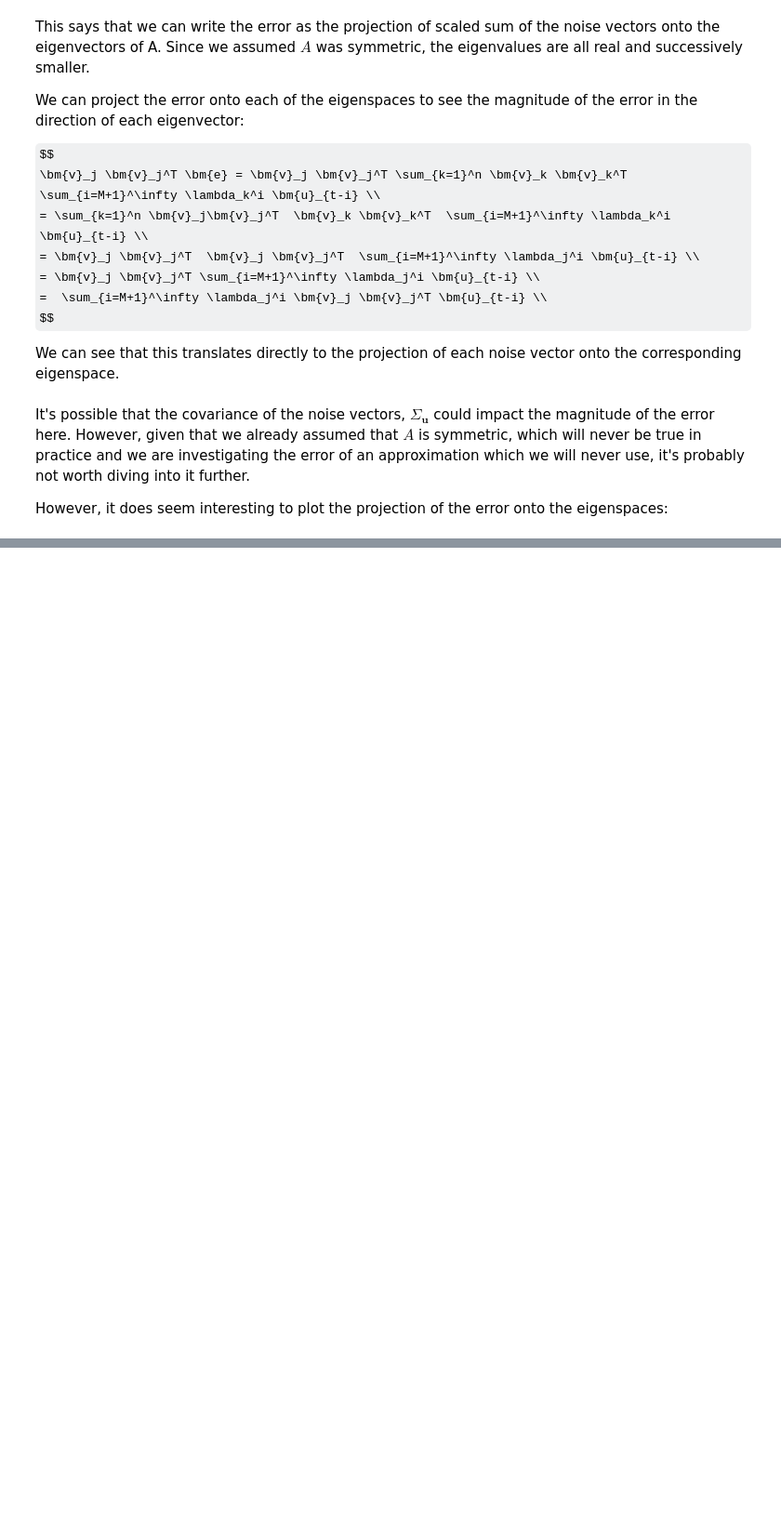
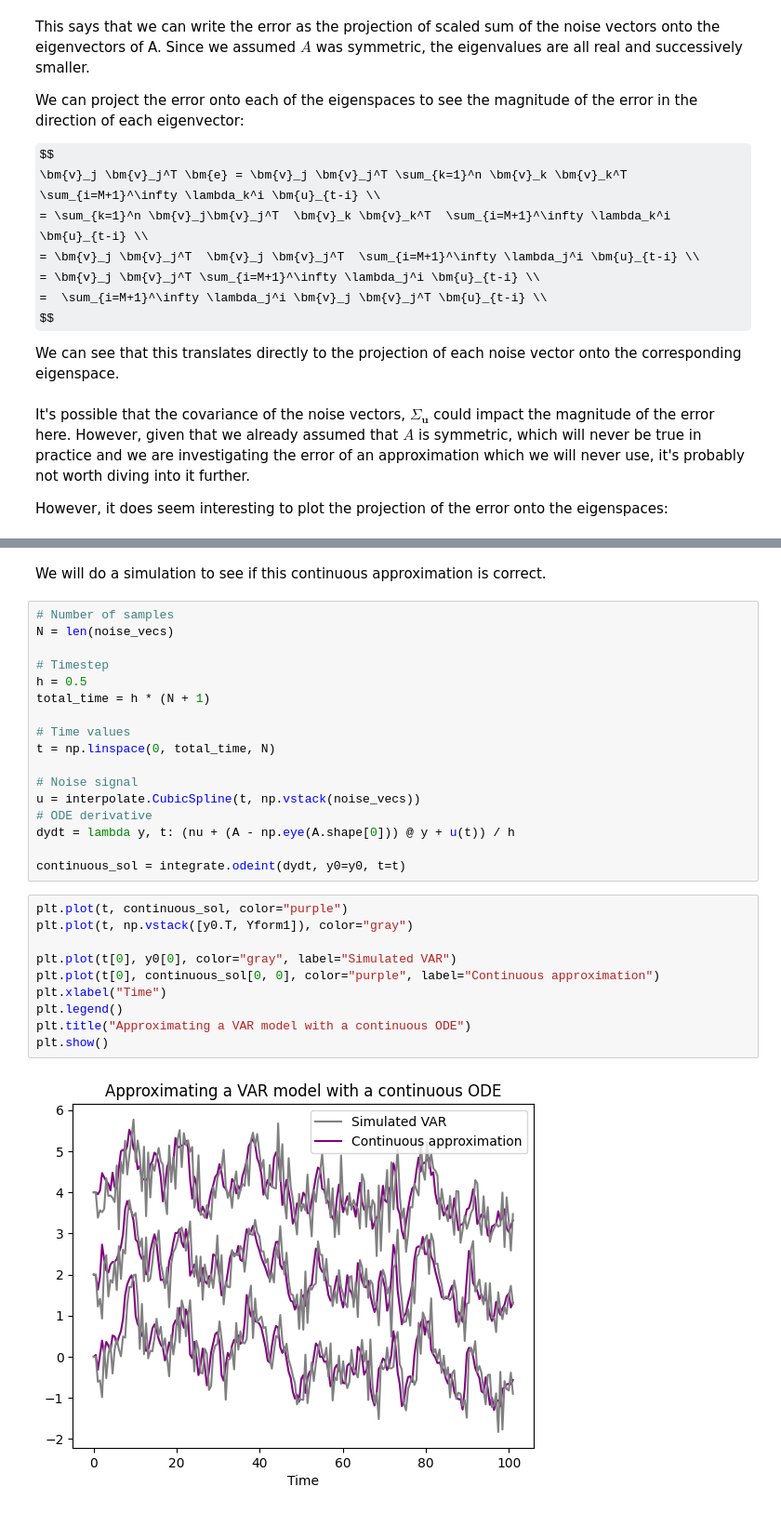
Before and after one commit to djpasseyjr/graphinference, a Jupyter notebook: Notebooks/Jupyter/VARAlternateForms.ipynb, the cells around one changed output, grey strips where cells are left out. Shown at 93% size. Drawn from its saved outputs; the diff is of its cells as text; some formulas as TeX source; blank space fills up the shorter version.

Commit message:
Continuous approximation of VAR

```diff
--- a/Notebooks/Jupyter/VARAlternateForms.ipynb
+++ b/Notebooks/Jupyter/VARAlternateForms.ipynb
@@ -314,0 +412,31 @@ This doesn't exhibit the spit in size predicted by the theory. It's possible I m
+# %% [markdown]
+We will do a simulation to see if this continuous approximation is correct.
+# %%
+# Number of samples
+N = len(noise_vecs)
+
+# Timestep
+h = 0.5
+total_time = h * (N + 1)
+
+# Time values
+t = np.linspace(0, total_time, N)
+
+# Noise signal
+u = interpolate.CubicSpline(t, np.vstack(noise_vecs))
+# ODE derivative
+dydt = lambda y, t: (nu + (A - np.eye(A.shape[0])) @ y + u(t)) / h
+
+continuous_sol = integrate.odeint(dydt, y0=y0, t=t)
+# %%
+plt.plot(t, continuous_sol, color="purple")
+plt.plot(t, np.vstack([y0.T, Yform1]), color="gray")
+
+plt.plot(t[0], y0[0], color="gray", label="Simulated VAR")
+plt.plot(t[0], continuous_sol[0, 0], color="purple", label="Continuous approximation")
+plt.xlabel("Time")
+plt.legend()
+plt.title("Approximating a VAR model with a continuous ODE")
+plt.show()
+# %% [output]
+[figure, added]
```
Also changed, not shown: parts of 19 cells of this notebook, 1 other file.
